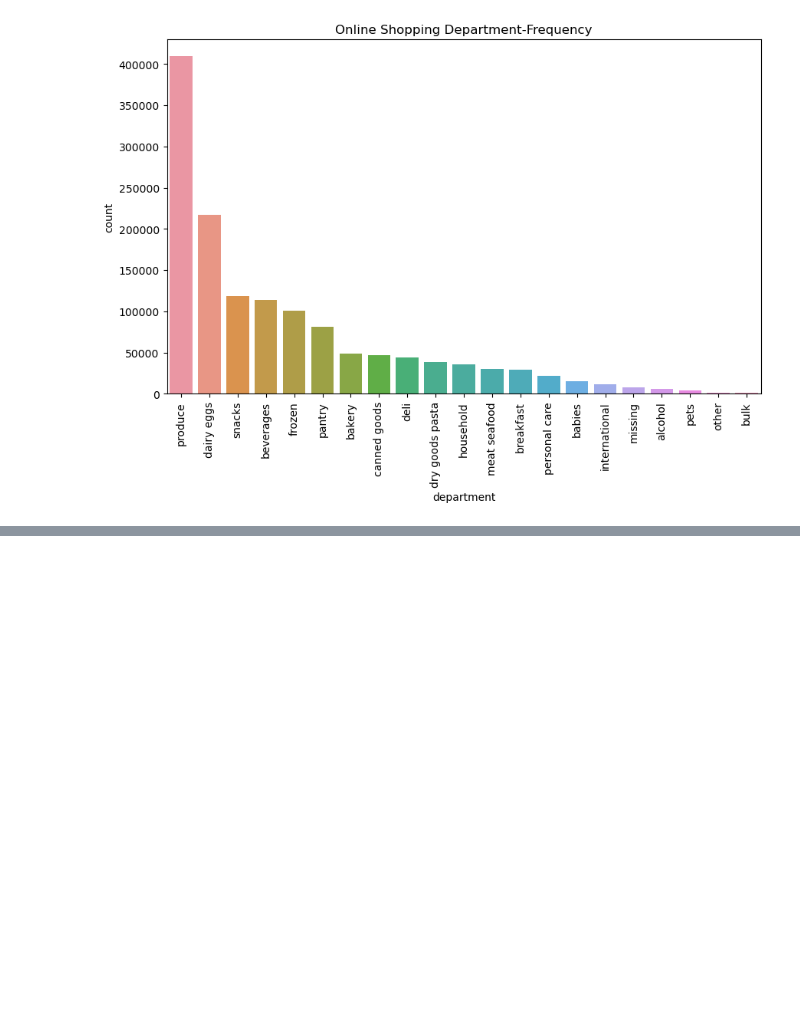
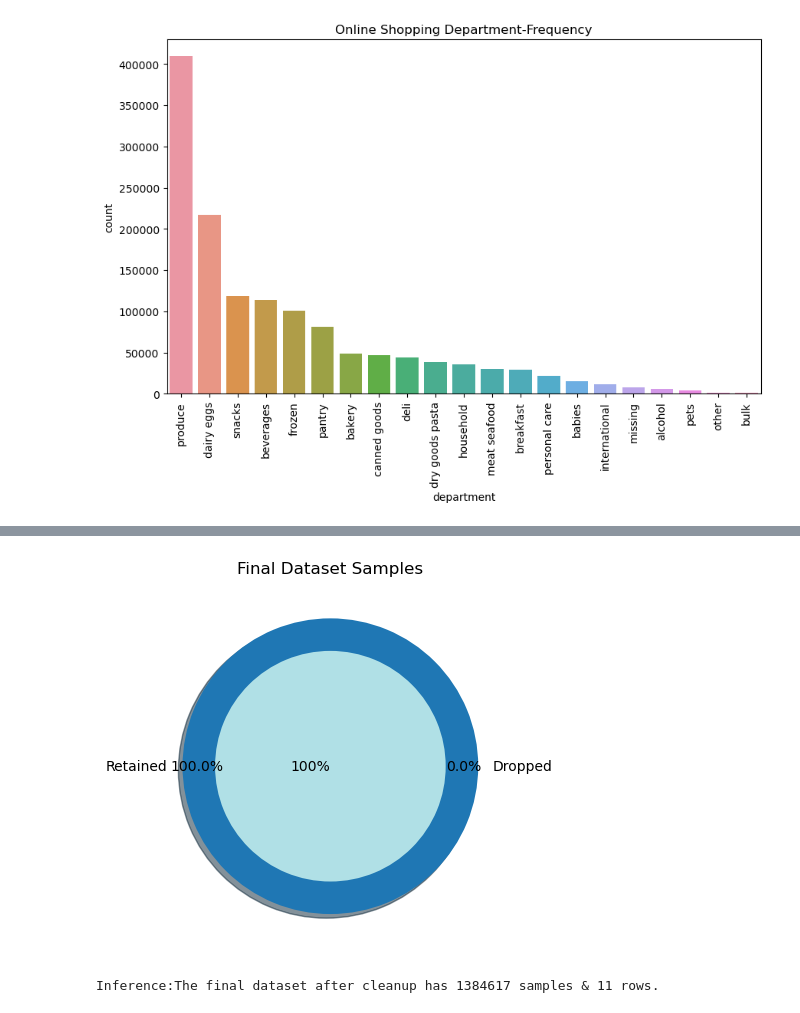
Before and after one commit to mirsahib/Project-GenAI, a Jupyter notebook: Grocery_Store/notebooks/Instacart_Recommendation_System.ipynb, the cells around one changed output, grey strips where cells are left out. Cells and saved outputs as stored; diff of their text form; code cells hidden in the pictures; blank space fills up the shorter version.

```diff
--- a/Grocery_Store/notebooks/Instacart_Recommendation_System.ipynb
+++ b/Grocery_Store/notebooks/Instacart_Recommendation_System.ipynb
@@ -117,0 +164,13 @@ plt.show()
+# %%
+# Removal of any Duplicate rows (if any)
+
+counter = 0
+r,c = df.shape
+
+df1 = df.drop_duplicates()
+df1.reset_index(drop=True,inplace=True)
+
+if df1.shape==(r,c):
+    print('\n\033[1mInference:\033[0m The dataset doesn\'t have any duplicates')
+else:
+    print(f'\n\033[1mInference:\033[0m Number of duplicates dropped ---> {r-df.shape[0]}')
@@ -117,0 +190,13 @@ plt.show()
+# %%
+# #Final Dataset size after performing Preprocessing
+
+plt.title('Final Dataset Samples')
+plt.pie([df1.shape[0], df1.shape[0]-df.shape[0]], radius = 1, shadow=True,
+        labels=['Retained','Dropped'], counterclock=False, autopct='%1.1f%%', pctdistance=0.9, explode=[0,0])
+plt.pie([df.shape[0]], labels=['100%'], labeldistance=-0, radius=0.78, shadow=True, colors=['powderblue'])
+plt.show()
+
+print('\n\033[1mInference:\033[0mThe final dataset after cleanup has {} samples & {} rows.'.format(df.shape[0], df.shape[1]))
+# %% [output]
+[figure, added]
+Inference:The final dataset after cleanup has 1384617 samples & 11 rows.
```
Also changed, not shown: parts of 13 cells of this notebook.
